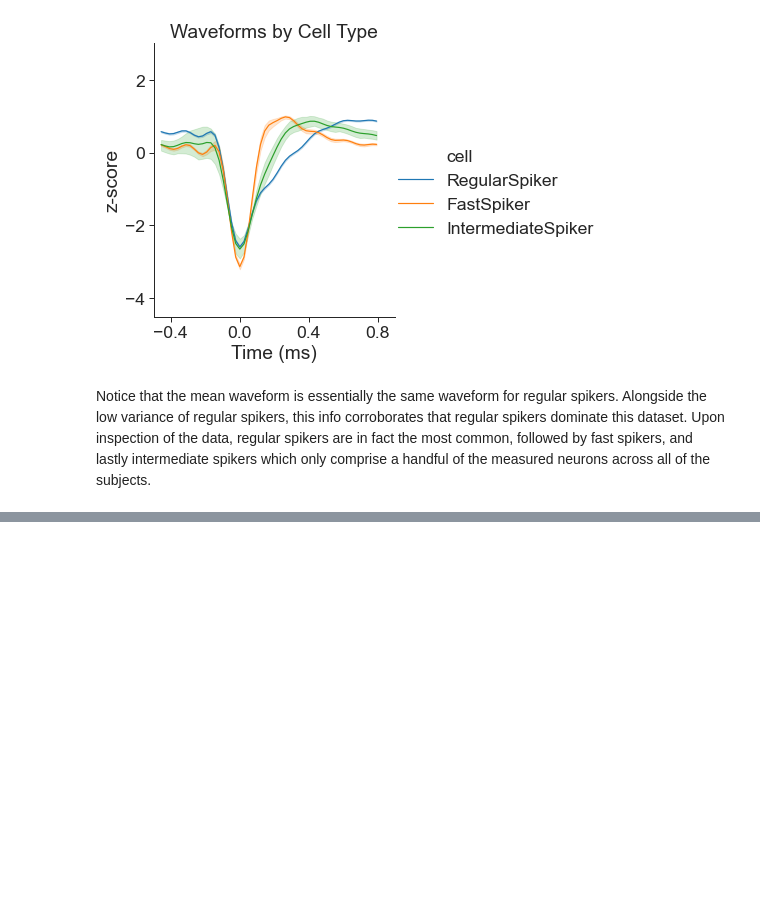
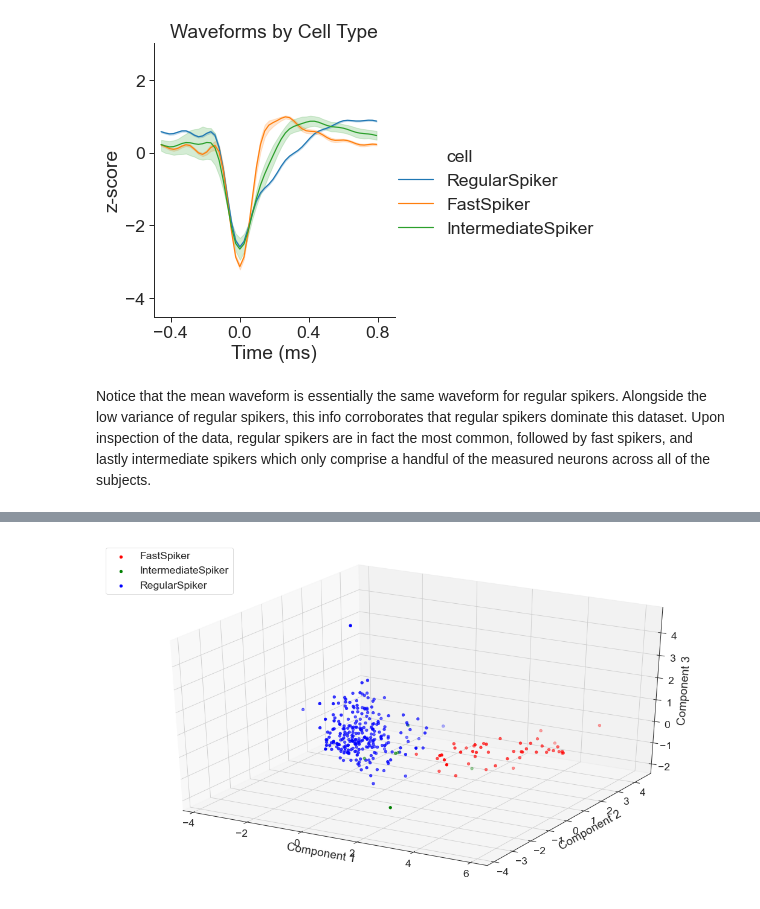
Before and after one commit to zstoebs/neural_dim_reduction, a Jupyter notebook: waveform_to_cell_type.ipynb, the cells around one changed output, grey strips where cells are left out. Saved outputs shown, nothing was run; the diff lists cells and outputs as text; code cells hidden in the pictures; blank space fills up the shorter version.

Commit message:
apply other dim red

```diff
--- a/waveform_to_cell_type.ipynb
+++ b/waveform_to_cell_type.ipynb
@@ -272,0 +330,8 @@ Forward selecting K, the model can achieve 100% accuracy (confirmed for seeds: 1
+# %%
+### applying the PCA transformation to the test set and decsribing the new reduced dataset
+
+dim3 = PCA(n_components=3)
+X_r = dim3.fit_transform(X)
+
+dim_red_data = pd.DataFrame(np.hstack([X_r,y.reshape(-1,1)]),columns=['Comp1','Comp2','Comp3','y'])
+dim_red_data.describe()
@@ -272,0 +348,25 @@ Forward selecting K, the model can achieve 100% accuracy (confirmed for seeds: 1
+# %%
+### visualizing the classes in their reduced space
+
+# modified 3D plotting code from: https://stackabuse.com/seaborn-scatter-plot-tutorial-and-examples/
+fig = plt.figure()
+ax = fig.add_subplot(111, projection = '3d')
+
+ax.set_xlabel("Component 1")
+ax.set_ylabel("Component 2")
+ax.set_zlabel("Component 3")
+
+colors = ['red','green','blue']
+for i in range(len(labels)):
+    x_dims = dim_red_data.Comp1[dim_red_data.y==i]
+    y_dims = dim_red_data.Comp2[dim_red_data.y==i]
+    z_dims = dim_red_data.Comp3[dim_red_data.y==i]
+
+    ax.scatter(x_dims, y_dims, z_dims, color=colors[i],label=labels[i])
+
+plt.legend(loc="upper left")
+fig = plt.gcf()
+fig.set_size_inches(18.5, 10.5)
+fig.savefig("imgs/dim_red_dataset.png")
+# %% [output]
+[figure, added]
```
Also changed, not shown: parts of 13 cells of this notebook, 6 other files.
